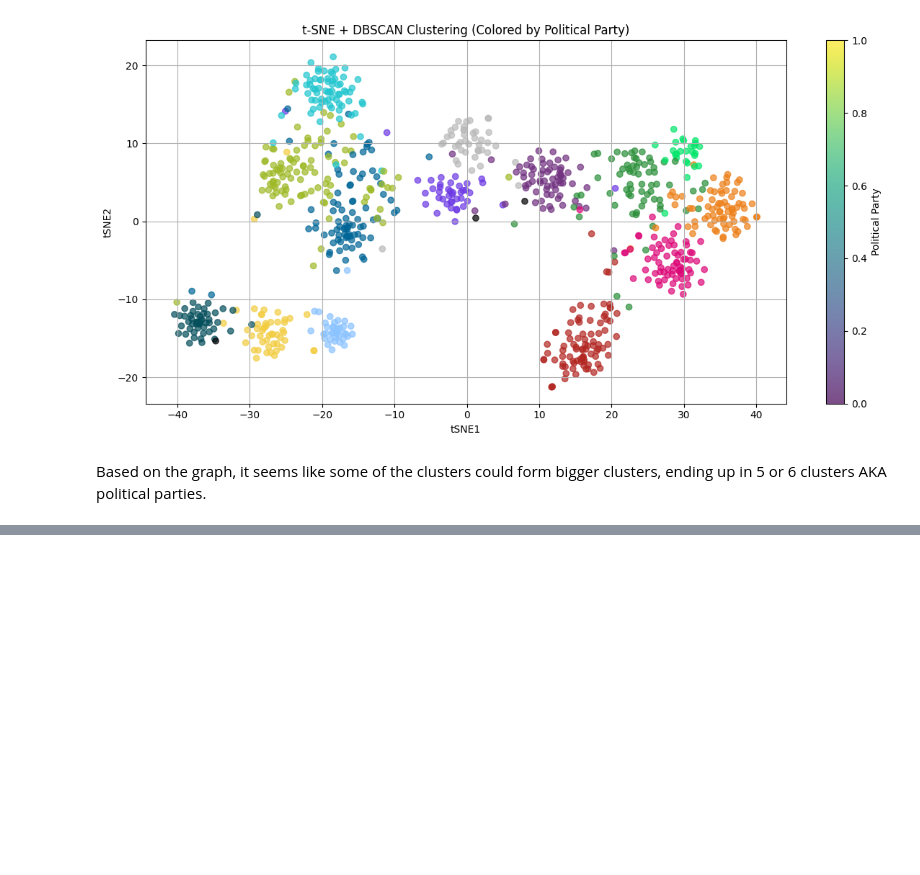
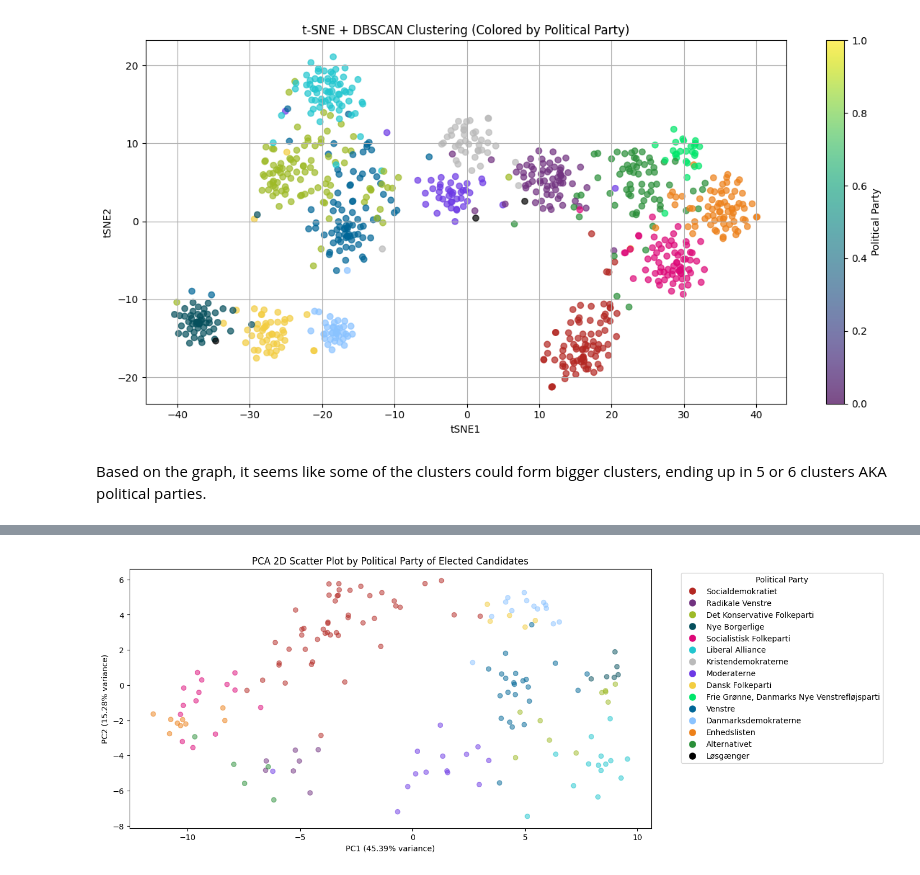
Before and after one commit to EarthOddity/mal-assignments, a Jupyter notebook: Assignment 5/Assignment 5/5. Candidate Test 2022 II.ipynb, the cells around one changed output, grey strips where cells are left out. Drawn from its saved outputs; the diff is of its cells as text; code cells hidden in the pictures; blank space fills up the shorter version.

```diff
--- a/Assignment 5/Assignment 5/5. Candidate Test 2022 II.ipynb
+++ b/Assignment 5/Assignment 5/5. Candidate Test 2022 II.ipynb
@@ -855,0 +862,81 @@ Based on the graph, it seems like some of the clusters could form bigger cluster
+# %%
+# Future add a benchmark for the difference to only show candidates that are significantly dissagreeing and maybe add if a cadidante is significant different from the party
+# Rename columns and separate the questions and answers
+electeddata = electeddata.rename(columns=col_index)
+electeddata_q = electeddata[electeddata.columns[electeddata.columns.astype(str).isin(questions.index.astype(str))]]
+Categorical_elec = electeddata.drop(answers.columns, axis=1)
+
+# Apply PCA
+pca = PCA(n_components=2)
+electeddata_pca = pca.fit_transform(electeddata_q)
+explained_variance_ratio = pca.explained_variance_ratio_
+pca_columns = ['PC1', 'PC2']
+electeddata_pca_df = pd.DataFrame(electeddata_pca, columns=pca_columns)
+
+# Adding the categorical info that we are interesested in
+electeddata_pca_df['party_column'] = Categorical_elec['parti'].values
+electeddata_pca_df['party_color'] = electeddata_pca_df['party_column'].map(danskcolor)
+electeddata_pca_df['name'] = Categorical_elec['navn'].values
+
+# Plot by Political Party
+plt.figure(figsize=(12, 6))
+scatter = plt.scatter(
+    electeddata_pca[:, 0], electeddata_pca[:, 1],
+    c=electeddata_pca_df['party_color'], alpha=0.5
+)
+handles = [plt.Line2D([0], [0], marker='o', color='w', markerfacecolor=color, markersize=10, label=party)
+           for party, color in danskcolor.items()]
+plt.legend(handles=handles, title='Political Party', bbox_to_anchor=(1.05, 1), loc='upper left')
+plt.xlabel(f'PC1 ({explained_variance_ratio[0]*100:.2f}% variance)')
+plt.ylabel(f'PC2 ({explained_variance_ratio[1]*100:.2f}% variance)')
+plt.title('PCA 2D Scatter Plot by Political Party of Elected Candidates')
+plt.show()
+
+# Analyze disagreement between candidates within the same party
+party_disagreements = {}
+for party in electeddata_pca_df['party_column'].unique():
+    party_df = electeddata_pca_df[electeddata_pca_df['party_column'] == party]
+    distances = euclidean_distances(party_df[['PC1', 'PC2']])
+
+    # Find pairs of candidates with the highest distance (disagreement)
+    max_disagreement_idx = distances.argmax()
+    i, j = divmod(max_disagreement_idx, distances.shape[1])
+    most_disagreeing_pair = (party_df.iloc[i], party_df.iloc[j])
+
+    print(f"Most disagreeing candidates from {party}:")
+    print(f"Candidate 1: {most_disagreeing_pair[0]['name']}")
+    print(f"Candidate 2: {most_disagreeing_pair[1]['name']}\n")
+
+# Analyze disagreement between between all candidates
+electeddata_pca_combined = electeddata_pca_df[['PC1', 'PC2', 'name', 'party_column']]
+all_distances = euclidean_distances(electeddata_pca_combined[['PC1', 'PC2']])
+
+# Find the maximum distance
+max_disagreement_idx = all_distances.argmax()
+i, j = divmod(max_disagreement_idx, all_distances.shape[1])
+most_disagreeing_pair_all = (electeddata_pca_combined.iloc[i], electeddata_pca_combined.iloc[j])
+
+print(f"Most disagreeing candidates across all parties:")
+print(f"Candidate 1: {most_disagreeing_pair_all[0]['name']} from {most_disagreeing_pair_all[0]['party_column']}")
+print(f"Candidate 2: {most_disagreeing_pair_all[1]['name']} from {most_disagreeing_pair_all[1]['party_column']}\n")
+
+# Analyze disagreement between all political parties
+party_distances = {}
+for party1 in electeddata_pca_df['party_column'].unique():
+    for party2 in electeddata_pca_df['party_column'].unique():
+        if party1 != party2:
+            party1_candidates = electeddata_pca_df[electeddata_pca_df['party_column'] == party1]
+            party2_candidates = electeddata_pca_df[electeddata_pca_df['party_column'] == party2]
+
+            # Calculate pairwise distances between candidates from different parties
+            distances = euclidean_distances(party1_candidates[['PC1', 'PC2']], party2_candidates[['PC1', 'PC2']])
+
+            # Compute the average distance between the two parties
+            avg_distance = distances.mean()
+            party_distances[(party1, party2)] = avg_distance
+
+# Find the pair of parties with the highest average distance
+most_different_parties = max(party_distances, key=party_distances.get)
+print(f"The two most different political parties are {most_different_parties[0]} and {most_different_parties[1]} with an average distance of {party_distances[most_different_parties]:.2f}")
+# %% [output]
+[figure, added]
```
Also changed, not shown: parts of 7 cells of this notebook.
